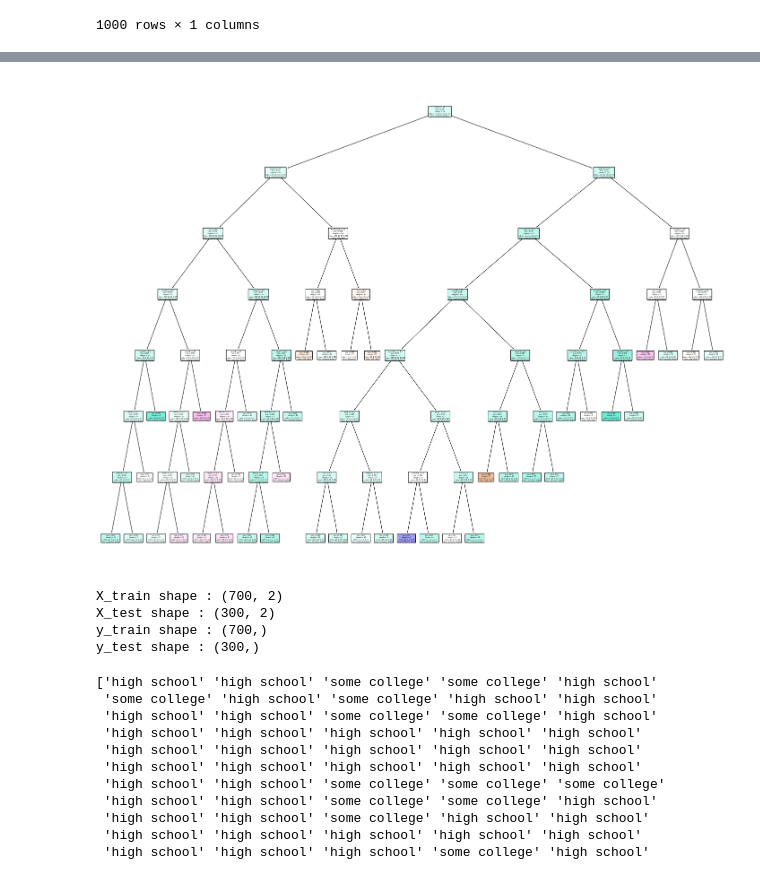
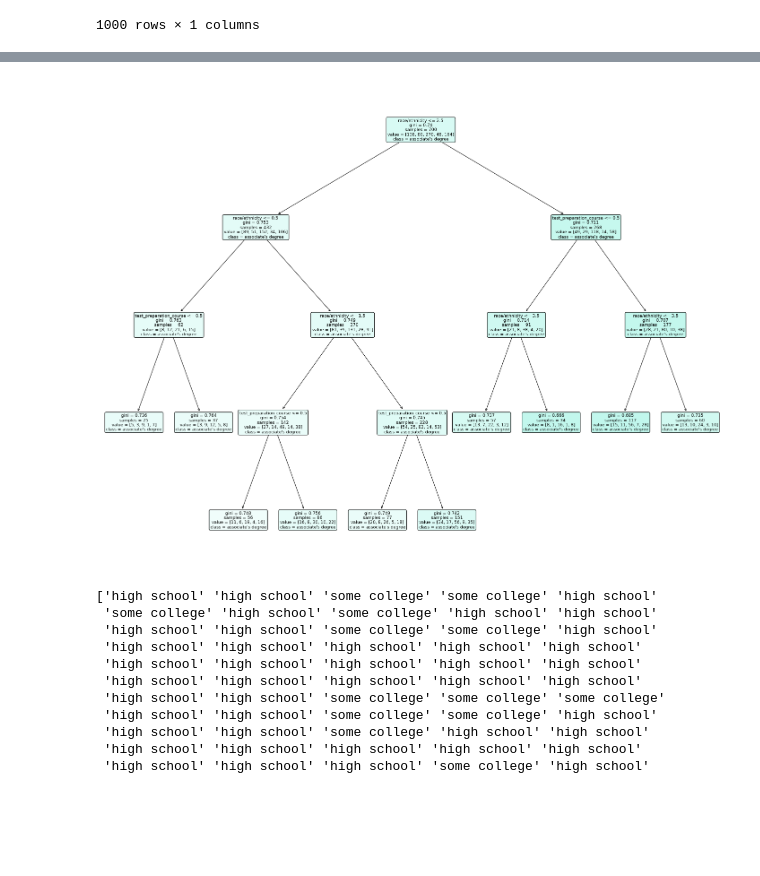
Before and after one commit to FearQuare/CE477-Repo, a Jupyter notebook: Assignment 2 - Classification/Assignment_2_Classification.ipynb, the cells around one changed output, grey strips where cells are left out. Saved outputs shown, nothing was run; the diff lists cells and outputs as text; code cells hidden in the pictures; blank space fills up the shorter version.

```diff
--- a/Assignment 2 - Classification/Assignment_2_Classification.ipynb
+++ b/Assignment 2 - Classification/Assignment_2_Classification.ipynb
@@ -138,38 +147,14 @@ Accuracy: 0.37333333333333335
 # %%
-feature_names = feature_labels
+arr = [1,4]
+feature_names = df.columns[arr]
 target_names = df["parental_level_of_education"].unique().tolist()
 plot_tree(clf, feature_names = feature_names,
          class_names = target_names,
          filled = True,
          rounded = True)
 plt.savefig('tree.png')
 # %% [output]
-[figure, old version]
+[figure, new version]
-# %%
-from sklearn.preprocessing import LabelEncoder
-le = LabelEncoder()
-data["gender"] = le.fit_transform(data["gender"])
-data["race/ethnicity"] = le.fit_transform(data["race/ethnicity"])
-#data["parental_level_of_education"] = le.fit_transform(data["parental_level_of_education"])
-data["lunch"] = le.fit_transform(data["lunch"])
-data["test_preparation_course"] = le.fit_transform(data["test_preparation_course"])
-df = pd.DataFrame(data)
-df
-
-feature_labels= ["race/ethnicity","test_preparation_course"]
-X = df[feature_labels]
-y = df.parental_level_of_education
-
-X_train, X_test, y_train, y_test = train_test_split(X, y, test_size=0.3, random_state=15)
-print(cl('X_train shape : {}'.format(X_train.shape), attrs = ['bold'], color = 'black'))
-print(cl('X_test shape : {}'.format(X_test.shape), attrs = ['bold'], color = 'black'))
-print(cl('y_train shape : {}'.format(y_train.shape), attrs = ['bold'], color = 'black'))
-print(cl('y_test shape : {}'.format(y_test.shape), attrs = ['bold'], color = 'black'))
-# %% [output]
-X_train shape : (700, 2)
-X_test shape : (300, 2)
-y_train shape : (700,)
-y_test shape : (300,)
 # %%
 '''
 kNN algorithm
```
Also changed, not shown: parts of 5 cells of this notebook, 1 other file.
